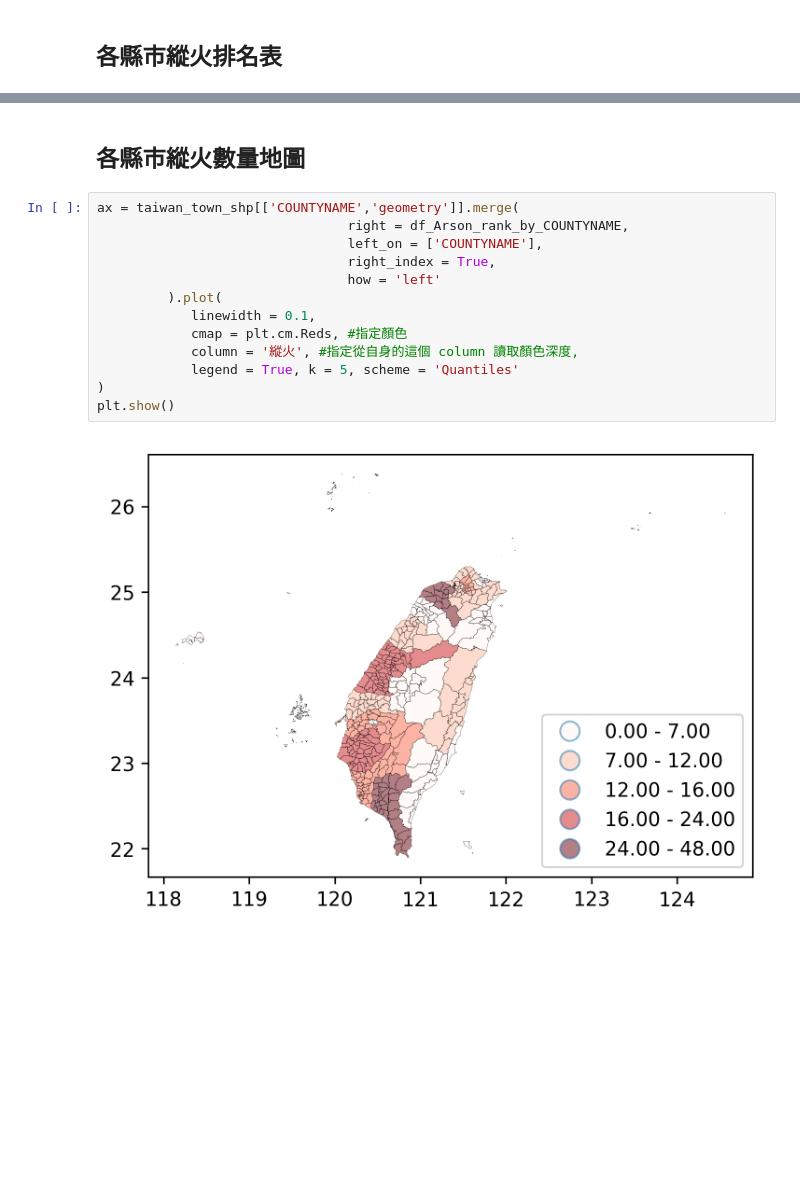
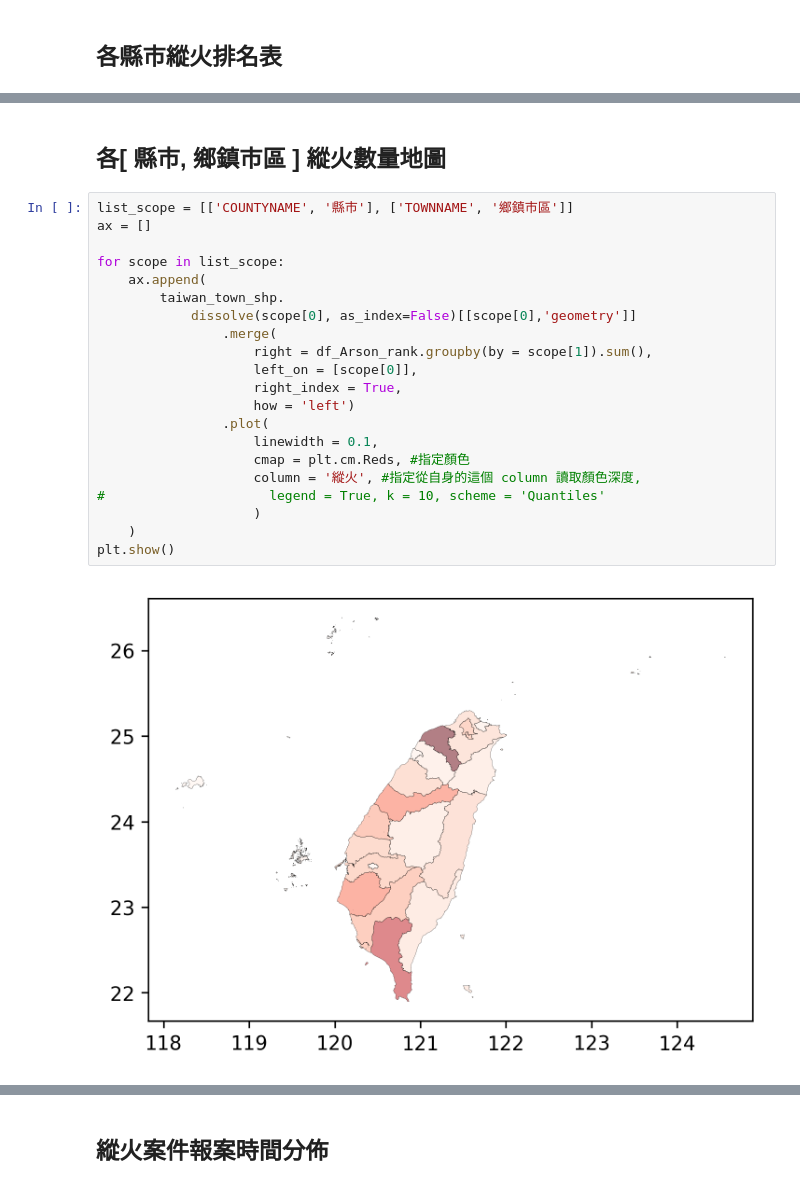
Before and after one commit to mosdeo/104-Taichung_FireDisasterEvent_DataMining, a Jupyter notebook: 104年臺灣火災事件資料探勘.ipynb, the cells around one changed output, grey strips where cells are left out. Cells and saved outputs as stored; diff of their text form; blank space fills up the shorter version.

```diff
--- a/104年臺灣火災事件資料探勘.ipynb
+++ b/104年臺灣火災事件資料探勘.ipynb
@@ -240,0 +276,25 @@ pandas_df_to_markdown_table(df_Arson_rank_by_COUNTYNAME.T)
+# %% [markdown]
+## 各[ 縣市, 鄉鎮市區 ] 縱火數量地圖
+# %%
+list_scope = [['COUNTYNAME', '縣市'], ['TOWNNAME', '鄉鎮市區']]
+ax = []
+
+for scope in list_scope:
+    ax.append(
+        taiwan_town_shp.
+            dissolve(scope[0], as_index=False)[[scope[0],'geometry']]
+                .merge(
+                    right = df_Arson_rank.groupby(by = scope[1]).sum(),
+                    left_on = [scope[0]],
+                    right_index = True,
+                    how = 'left')
+                .plot(
+                    linewidth = 0.1,
+                    cmap = plt.cm.Reds, #指定顏色
+                    column = '縱火', #指定從自身的這個 column 讀取顏色深度,
+#                     legend = True, k = 10, scheme = 'Quantiles'
+                    )
+    )
+plt.show()
+# %% [output]
+[figure, added]
@@ -241,17 +302,2 @@ pandas_df_to_markdown_table(df_Arson_rank_by_COUNTYNAME.T)
 # %% [markdown]
-## 各縣市縱火數量地圖
+## 縱火案件報案時間分佈
-# %%
-ax = taiwan_town_shp[['COUNTYNAME','geometry']].merge(
-                                right = df_Arson_rank_by_COUNTYNAME,
-                                left_on = ['COUNTYNAME'],
-                                right_index = True,
-                                how = 'left'
-         ).plot(
-            linewidth = 0.1,
-            cmap = plt.cm.Reds, #指定顏色
-            column = '縱火', #指定從自身的這個 column 讀取顏色深度,
-            legend = True, k = 5, scheme = 'Quantiles'
-)
-plt.show()
-# %% [output]
-[figure, removed]
```
Also changed, not shown: parts of 8 cells of this notebook.
